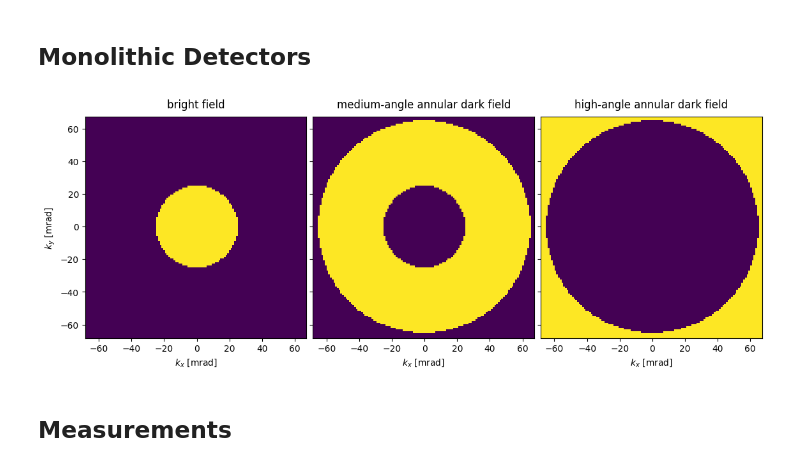
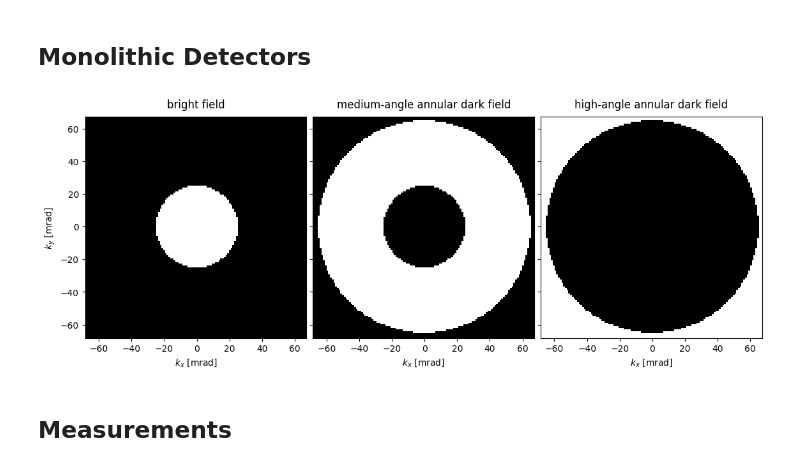
Before and after one commit to gvarnavi/apmc2025-4dstem-workshop, a Jupyter notebook: notebooks/08.1.detectors-sto.ipynb, the cells around one changed output. Drawn from its saved outputs; the diff is of its cells as text; code cells hidden in the pictures.

```diff
--- a/notebooks/08.1.detectors-sto.ipynb
+++ b/notebooks/08.1.detectors-sto.ipynb
@@ -84,19 +84,20 @@ haadf = abtem.AnnularDetector(inner=65, outer=100)
 # %%
 #| label: app:detectors_monolithic
 bright_region = bright.get_detector_region(probe_in_focus)
 maadf_region = maadf.get_detector_region(probe_in_focus)
 haadf_region = haadf.get_detector_region(probe_in_focus)
 
 labels = ("bright field", "medium-angle annular dark field", "high-angle annular dark field")
 stacked_regions = abtem.stack(
     (bright_region, maadf_region, haadf_region), labels
 )
 
 visualization = stacked_regions.show(
-    explode=True,units="mrad", figsize=(12,4.5)
+    explode=True,units="mrad", figsize=(12,4.5),
+    cmap='gray'
 )
 # %% [output]
-[figure, old version]
+[figure, new version]
 # %% [markdown]
 ## Measurements
 # %%
```
Also changed, not shown: parts of 1 cell of this notebook, 1 other file.
